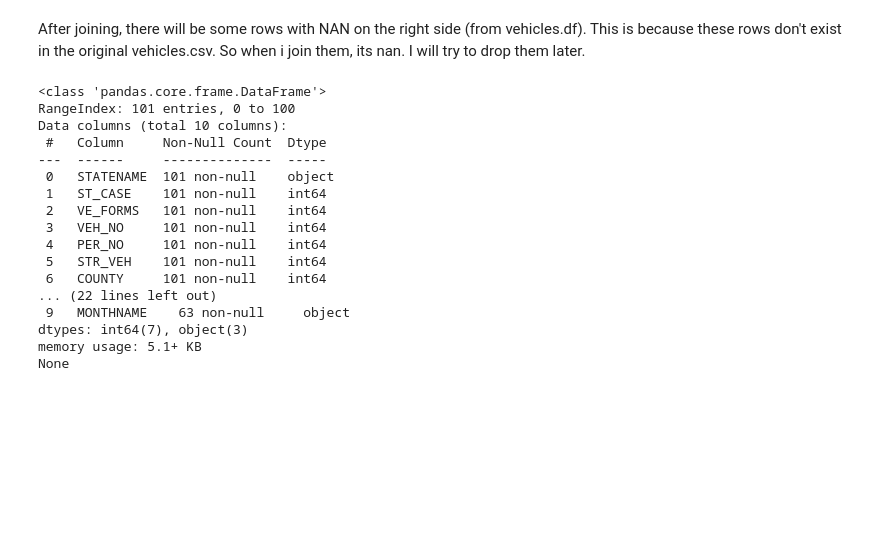
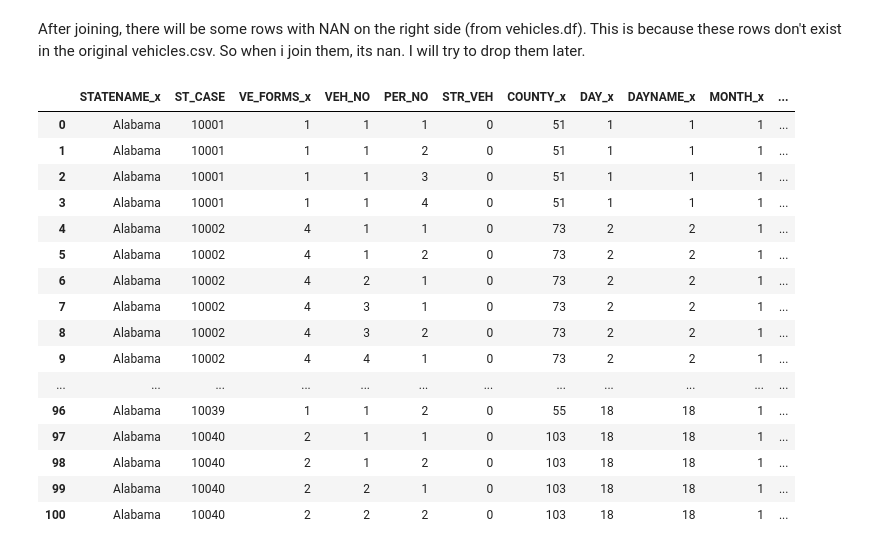
Before and after one commit to weikangg/BC2407-Analytics-II, a Jupyter notebook: Data_preprocessing/data_preprocessing.ipynb, the cells around one changed output. Cells and saved outputs as stored; diff of their text form; code cells hidden in the pictures; blank space fills up the shorter version.

Commit message:
Tested merging the dataframes from vehicle,person,accident csvs

```diff
--- a/Data_preprocessing/data_preprocessing.ipynb
+++ b/Data_preprocessing/data_preprocessing.ipynb
@@ -1,4 +1,4 @@
 # %%
 import pandas as pd
 
-person_df = pd.read_csv("FARS2020NationalCSV/person.csv", encoding='latin-1')
+person_df = pd.read_csv("../FARS2020NationalCSV/person.csv", encoding='latin-1')
@@ -48,7 +64,7 @@ person_df
 | 100 | Alabama | 10040 | 2 | 2 | 2 | 0 | 103 | 18 | 18 | 1 |
 # %%
 
-vehicle_df = pd.read_csv("FARS2020NationalCSV/vehicle.csv", encoding='latin-1')
+vehicle_df = pd.read_csv("../FARS2020NationalCSV/vehicle.csv", encoding='latin-1')
 # %%
 vehicle_df = vehicle_df.iloc[:63, [1,2,3,4,5,6,7,8,9,10]]
 vehicle_df
@@ -92,7 +108,7 @@ dtypes: int64(7), object(3)
 memory usage: 5.1+ KB
 None
 # %%
-accident_df = pd.read_csv("FARS2020NationalCSV/accident.csv", encoding='latin-1')
+accident_df = pd.read_csv("../FARS2020NationalCSV/accident.csv", encoding='latin-1')
 # %%
 accident_df = accident_df.iloc[:40, [1,2,3,4,5,6,7,8,9,10]]
 accident_df
@@ -162,22 +178,23 @@ After joining, there will be some rows with NAN on the right side (from vehicles
 # %%
 # Merge DataFrames by Column
 three_df=pd.merge(personAndVehicle_df,accident_df, on=['ST_CASE'], how='outer')
+pd.set_option('display.max_columns', None)
 three_df
 # %% [output]
-<class 'pandas.core.frame.DataFrame'>
-RangeIndex: 101 entries, 0 to 100
-Data columns (total 10 columns):
- #   Column     Non-Null Count  Dtype
----  ------     --------------  -----
- 0   STATENAME  101 non-null    object
- 1   ST_CASE    101 non-null    int64
- 2   VE_FORMS   101 non-null    int64
- 3   VEH_NO     101 non-null    int64
- 4   PER_NO     101 non-null    int64
- 5   STR_VEH    101 non-null    int64
- 6   COUNTY     101 non-null    int64
-... (22 lines left out)
- 9   MONTHNAME    63 non-null     object
-dtypes: int64(7), object(3)
-memory usage: 5.1+ KB
-None
+|  | STATENAME_x | ST_CASE | VE_FORMS_x | VEH_NO | PER_NO | STR_VEH | COUNTY_x | DAY_x | DAYNAME_x | MONTH_x | ... |
+| 0 | Alabama | 10001 | 1 | 1 | 1 | 0 | 51 | 1 | 1 | 1 | ... |
+| 1 | Alabama | 10001 | 1 | 1 | 2 | 0 | 51 | 1 | 1 | 1 | ... |
+| 2 | Alabama | 10001 | 1 | 1 | 3 | 0 | 51 | 1 | 1 | 1 | ... |
+| 3 | Alabama | 10001 | 1 | 1 | 4 | 0 | 51 | 1 | 1 | 1 | ... |
+| 4 | Alabama | 10002 | 4 | 1 | 1 | 0 | 73 | 2 | 2 | 1 | ... |
+| 5 | Alabama | 10002 | 4 | 1 | 2 | 0 | 73 | 2 | 2 | 1 | ... |
+| 6 | Alabama | 10002 | 4 | 2 | 1 | 0 | 73 | 2 | 2 | 1 | ... |
+| 7 | Alabama | 10002 | 4 | 3 | 1 | 0 | 73 | 2 | 2 | 1 | ... |
+| 8 | Alabama | 10002 | 4 | 3 | 2 | 0 | 73 | 2 | 2 | 1 | ... |
+| 9 | Alabama | 10002 | 4 | 4 | 1 | 0 | 73 | 2 | 2 | 1 | ... |
+| ... | ... | ... | ... | ... | ... | ... | ... | ... | ... | ... | ... |
+| 96 | Alabama | 10039 | 1 | 1 | 2 | 0 | 55 | 18 | 18 | 1 | ... |
+| 97 | Alabama | 10040 | 2 | 1 | 1 | 0 | 103 | 18 | 18 | 1 | ... |
+| 98 | Alabama | 10040 | 2 | 1 | 2 | 0 | 103 | 18 | 18 | 1 | ... |
+| 99 | Alabama | 10040 | 2 | 2 | 1 | 0 | 103 | 18 | 18 | 1 | ... |
+| 100 | Alabama | 10040 | 2 | 2 | 2 | 0 | 103 | 18 | 18 | 1 | ... |
```
Also changed, not shown: parts of 3 cells of this notebook, 2 other files.
